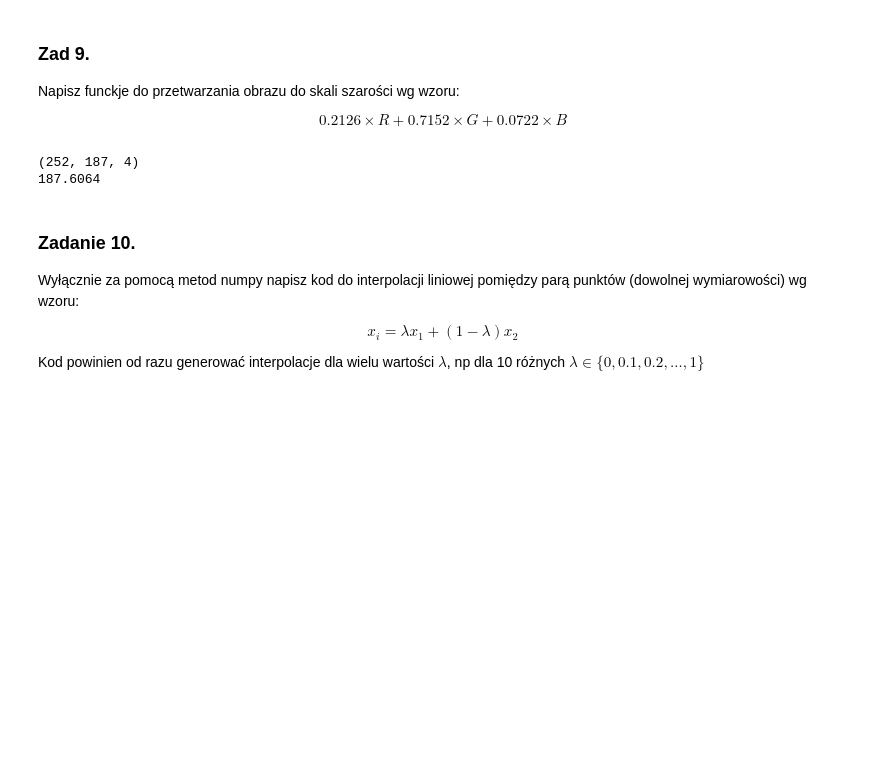
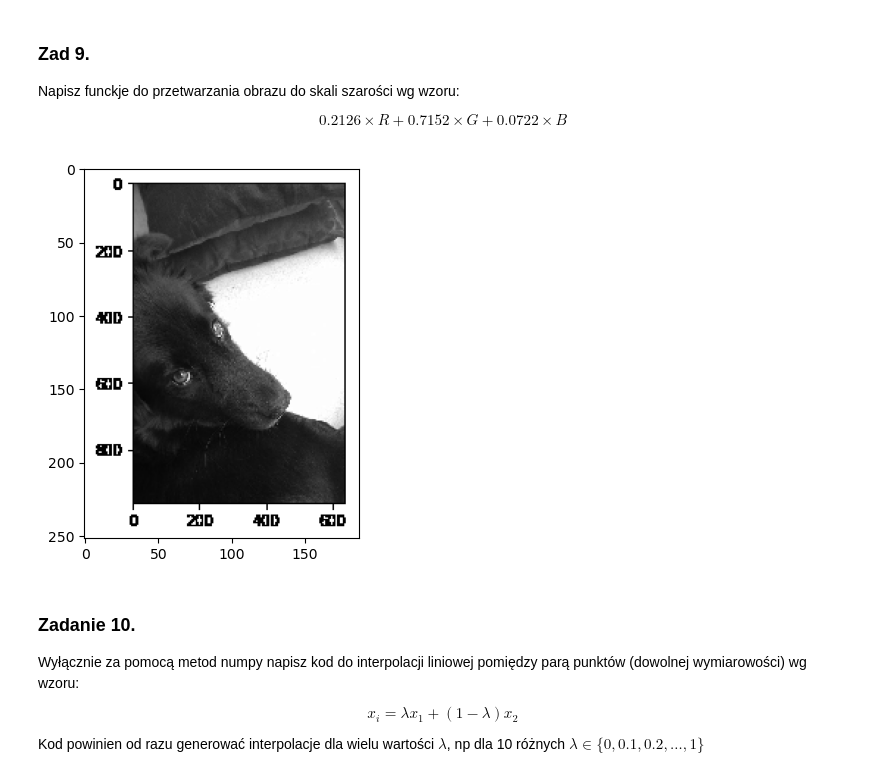
Before and after one commit to MariiaSaltykova/Saltykova_effective_python, a Jupyter notebook: lab11.ipynb, the cells around one changed output. Saved outputs shown, nothing was run; the diff lists cells and outputs as text; code cells hidden in the pictures; blank space fills up the shorter version.

```diff
--- a/lab11.ipynb
+++ b/lab11.ipynb
@@ -267,15 +267,15 @@ Napisz funckje do przetwarzania obrazu do skali szarości wg wzoru:
 
 $$ 0.2126 \times R + 0.7152 \times  G + 0.0722 \times B $$
 # %%
-def size_img(img):
-    return np.array(img.shape) @ np.array([0.2126, 0.7152, 0.0722])
+def rgb2gray(rgb):
+    return np.dot(rgb[...,:3], [0.2126, 0.7152, 0.0722])
 
 img = mpimg.imread('dog.png')
-print(img.shape)
-print(size_img(img))
+gray = rgb2gray(img)
+plt.imshow(gray, cmap=plt.get_cmap('gray'), vmin=0, vmax=1)
+plt.show()
 # %% [output]
-(252, 187, 4)
-187.6064
+[figure, added]
 # %% [markdown]
 ### Zadanie 10.
 
```
Also changed, not shown: parts of 9 cells of this notebook.
